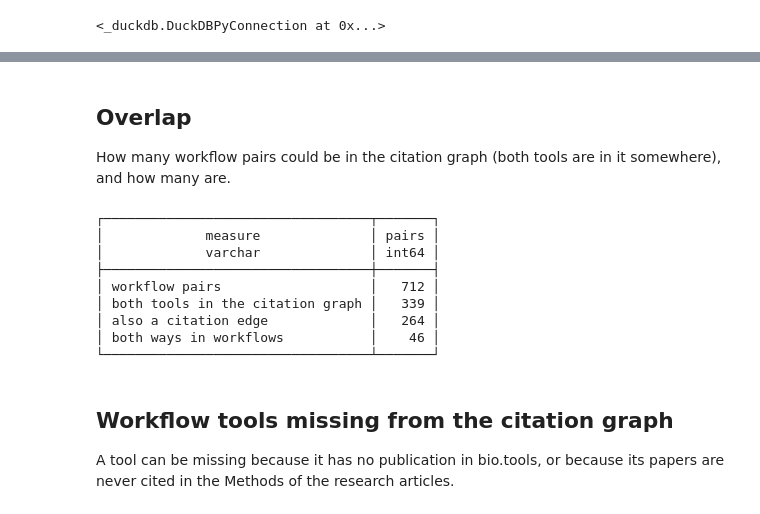
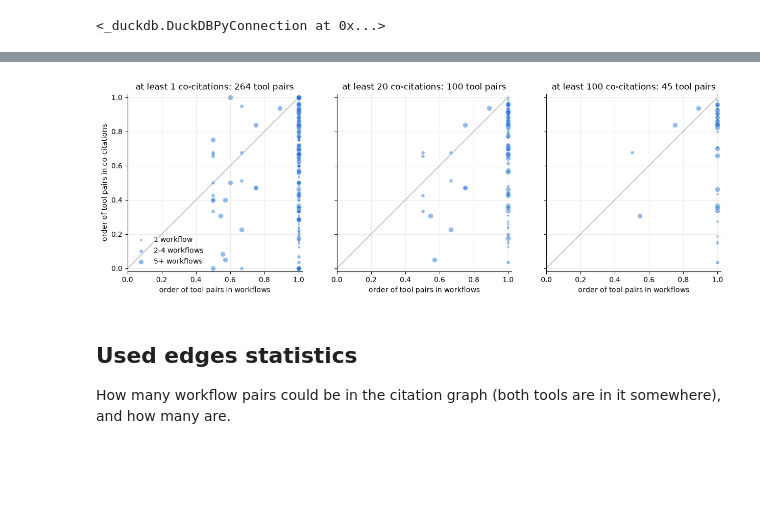
Before and after one commit to inab/InSoLiTo, a Jupyter notebook: directed-graph/workflowhub/compare_citation_edges.ipynb, the cells around one changed output, grey strips where cells are left out. Drawn from its saved outputs; the diff is of its cells as text; code cells hidden in the pictures; blank space fills up the shorter version.

```diff
--- a/directed-graph/workflowhub/compare_citation_edges.ipynb
+++ b/directed-graph/workflowhub/compare_citation_edges.ipynb
@@ -82,5 +159,33 @@ con.sql("""
+# %%
+# Workflow direction vs. citation direction, one dot per pair, for pairs with at least 1, 20 and 100 articles.
+# Dot size: number of workflows with the pair (1, 2 to 4, 5 or more). On the diagonal both sources have the same ratio.
+import matplotlib.pyplot as plt
+
+SIZES = [("1 workflow", 1, 2, 12), ("2-4 workflows", 2, 5, 25), ("5+ workflows", 5, 10**9, 50)]
+
+fig, axes = plt.subplots(1, 3, figsize=(15, 5.5), sharey=True)
+for ax, min_articles in zip(axes, [1, 20, 100]):
+    rows = con.execute("SELECT wf_dir, cit_dir, wf_fwd + wf_rev FROM pairs WHERE cit_fwd + cit_rev >= ?",
+                       [min_articles]).fetchall()
+    ax.plot([0, 1], [0, 1], color="#b0afa8", linewidth=1, zorder=1)
+    for label, low, high, size in SIZES:
+        pts = [(x, y) for x, y, n in rows if low <= n < high]
+        if pts:
+            ax.scatter(*zip(*pts), s=size, color="#2a78d6", alpha=0.5, edgecolor="white", linewidth=0.5,
+                       zorder=2, label=label)
+    ax.set(xlim=(0, 1.02), ylim=(-0.02, 1.02), aspect="equal",
+           xlabel="order of tool pairs in workflows",
+           title=f"at least {min_articles} co-citations: {len(rows)} tool pairs")
+    ax.spines[["top", "right"]].set_visible(False)
+    ax.grid(color="#ecebe7", linewidth=0.8)
+    ax.set_axisbelow(True)
+axes[0].set_ylabel("order of tool pairs in co-citations")
+axes[0].legend(loc="lower left", frameon=False)
+plt.show()
+# %% [output]
+[figure, added]
 # %% [markdown]
-## Overlap
+## Used edges statistics
 
 How many workflow pairs could be in the citation graph (both tools are in it somewhere), and how many are.
 # %%
@@ -89,21 +194,9 @@ con.sql("""
         SELECT count(*)                                         AS "workflow pairs",
                count(*) FILTER (both_in_cit)                    AS "both tools in the citation graph",
                count(*) FILTER (cit_dir IS NOT NULL)            AS "also a citation edge",
-               count(*) FILTER (wf_dir < 1)                     AS "both ways in workflows"
+               count(*) FILTER (cit_fwd + cit_rev >= 5)         AS "citation edge, at least 5 articles",
+               count(*) FILTER (cit_fwd + cit_rev >= 10)        AS "citation edge, at least 10 articles",
+               count(*) FILTER (cit_fwd + cit_rev >= 20)        AS "citation edge, at least 20 articles"
         FROM pairs
     ) ON COLUMNS(*) INTO NAME measure VALUE pairs
 """).show()
-# %% [output]
-┌──────────────────────────────────┬───────┐
-│             measure              │ pairs │
-│             varchar              │ int64 │
-├──────────────────────────────────┼───────┤
-│ workflow pairs                   │   712 │
-│ both tools in the citation graph │   339 │
-│ also a citation edge             │   264 │
-│ both ways in workflows           │    46 │
-└──────────────────────────────────┴───────┘
-# %% [markdown]
-## Workflow tools missing from the citation graph
-
-A tool can be missing because it has no publication in bio.tools, or because its papers are never cited in the Methods of the research articles.
```
Also changed, not shown: parts of 12 cells of this notebook, 1 other file.
